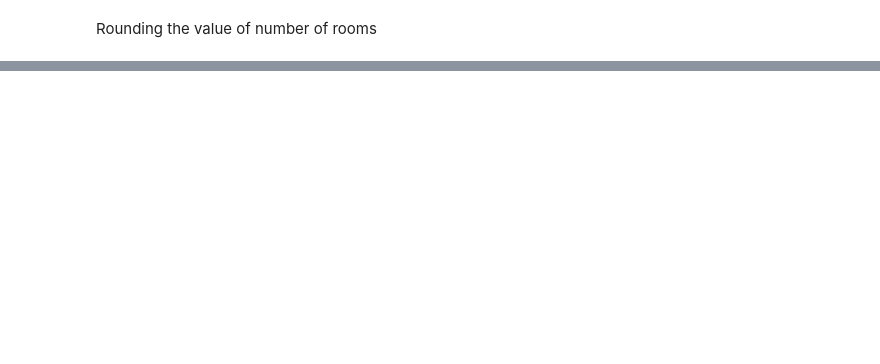
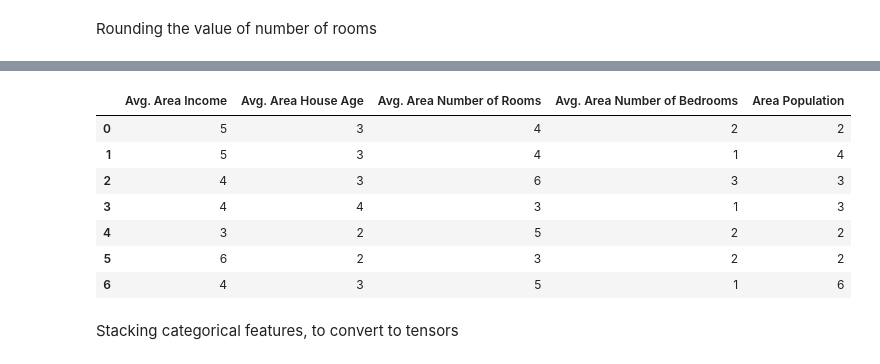
Before and after one commit to ag-wnl/kaggle_models, a Jupyter notebook: housing_price_prediction.ipynb, the cells around one changed output, grey strips where cells are left out. Cells and saved outputs as stored; diff of their text form; code cells hidden in the pictures; blank space fills up the shorter version.

```diff
--- a/housing_price_prediction.ipynb
+++ b/housing_price_prediction.ipynb
@@ -148,0 +155,3 @@ column : State and no. of unique values: 62
+# %%
+cat_features = ['Avg. Area Income', 'Avg. Area House Age', 'Avg. Area Number of Rooms', 'Avg. Area Number of Bedrooms', 'Area Population']
+out_feature = 'Price'
@@ -148,0 +160,22 @@ column : State and no. of unique values: 62
+# %%
+from sklearn.preprocessing import LabelEncoder
+label_encoders = {}
+
+df1 = pd.DataFrame()
+
+for feature in cat_features:
+    label_encoders[feature] = LabelEncoder()
+    df1[feature] = label_encoders[feature].fit_transform(df[feature])
+# %%
+df1.head(7)
+# %% [output]
+|  | Avg. Area Income | Avg. Area House Age | Avg. Area Number of Rooms | Avg. Area Number of Bedrooms | Area Population |
+| 0 | 5 | 3 | 4 | 2 | 2 |
+| 1 | 5 | 3 | 4 | 1 | 4 |
+| 2 | 4 | 3 | 6 | 3 | 3 |
+| 3 | 4 | 4 | 3 | 1 | 3 |
+| 4 | 3 | 2 | 5 | 2 | 2 |
+| 5 | 6 | 2 | 3 | 2 | 2 |
+| 6 | 4 | 3 | 5 | 1 | 6 |
+# %% [markdown]
+Stacking categorical features, to convert to tensors
```
Also changed, not shown: parts of 25 cells of this notebook.
